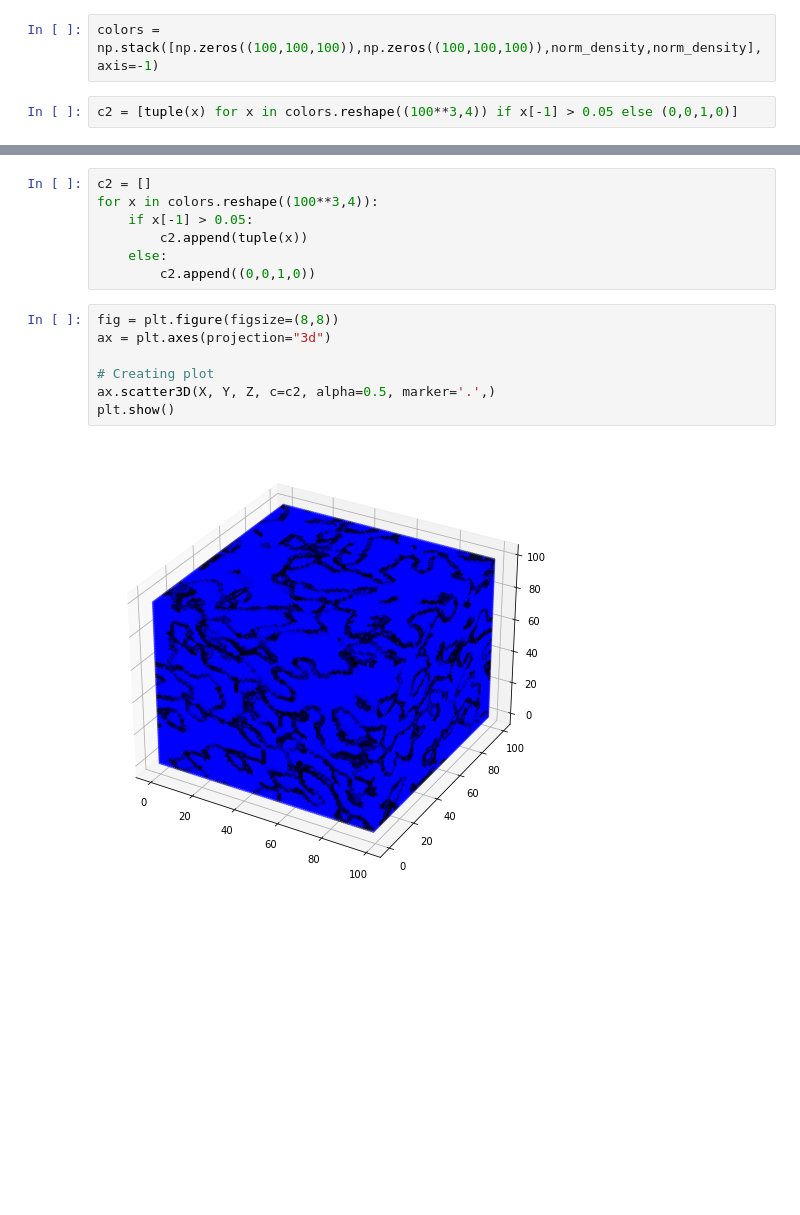
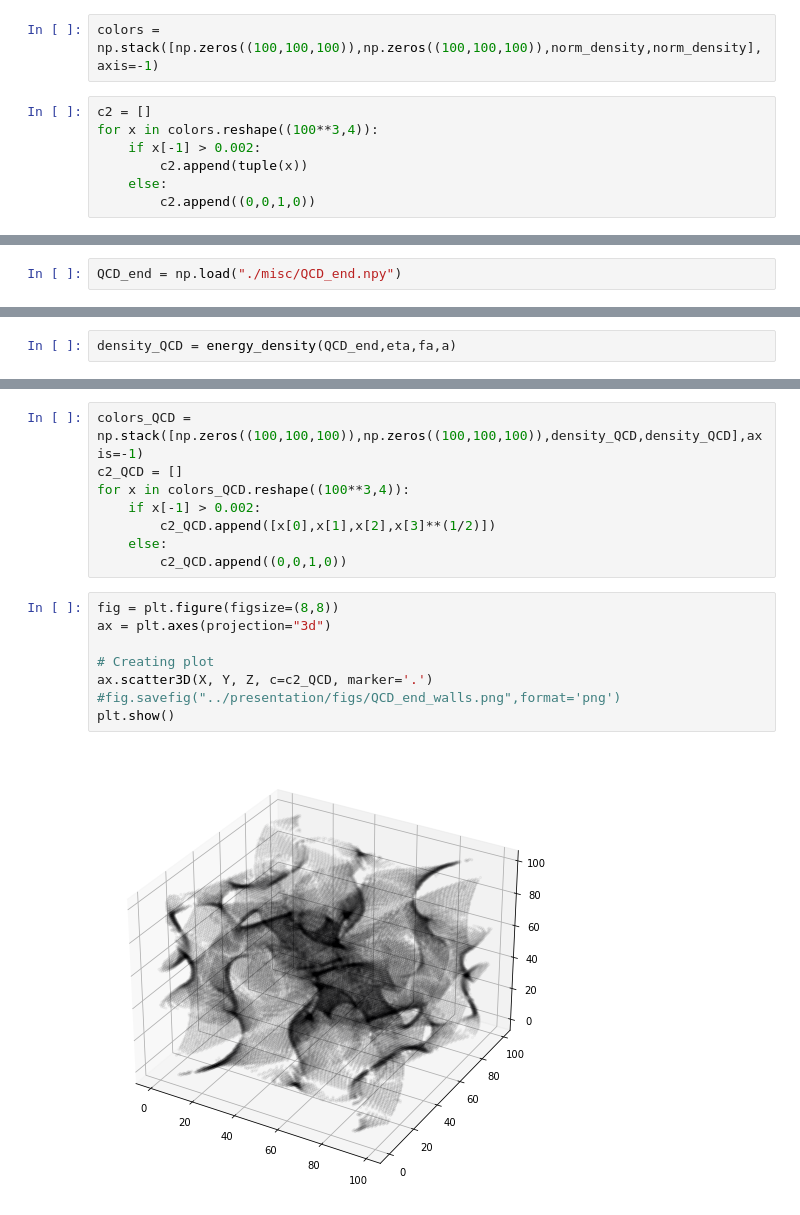
Before and after one commit to joshuazlin/axion_cosmo, a Jupyter notebook: notebooks/identify_stuff.ipynb, the cells around one changed output, grey strips where cells are left out. Drawn from its saved outputs; the diff is of its cells as text; blank space fills up the shorter version.

Commit message:
made some plots

```diff
--- a/notebooks/identify_stuff.ipynb
+++ b/notebooks/identify_stuff.ipynb
@@ -85,4 +80,9 @@ norm_density = density/np.max(density)
 # %%
 colors = np.stack([np.zeros((100,100,100)),np.zeros((100,100,100)),norm_density,norm_density],axis=-1)
 # %%
-c2 = [tuple(x) for x in colors.reshape((100**3,4)) if x[-1] > 0.05 else (0,0,1,0)]
+c2 = []
+for x in colors.reshape((100**3,4)):
+    if x[-1] > 0.002:
+        c2.append(tuple(x))
+    else:
+        c2.append((0,0,1,0))
@@ -90,0 +132,2 @@ SyntaxError: invalid syntax (<ipython-input-77-f7bc33f8914b>, line 1)
+# %%
+QCD_end = np.load("./misc/QCD_end.npy")
@@ -90,0 +143,2 @@ SyntaxError: invalid syntax (<ipython-input-77-f7bc33f8914b>, line 1)
+# %%
+density_QCD = energy_density(QCD_end,eta,fa,a)
@@ -91,16 +155,18 @@ SyntaxError: invalid syntax (<ipython-input-77-f7bc33f8914b>, line 1)
 # %%
-c2 = []
-for x in colors.reshape((100**3,4)):
-    if x[-1] > 0.05:
-        c2.append(tuple(x))
+colors_QCD = np.stack([np.zeros((100,100,100)),np.zeros((100,100,100)),density_QCD,density_QCD],axis=-1)
+c2_QCD = []
+for x in colors_QCD.reshape((100**3,4)):
+    if x[-1] > 0.002:
+        c2_QCD.append([x[0],x[1],x[2],x[3]**(1/2)])
     else:
-        c2.append((0,0,1,0))
+        c2_QCD.append((0,0,1,0))
 # %%
 fig = plt.figure(figsize=(8,8))
 ax = plt.axes(projection="3d")
 
 # Creating plot
-ax.scatter3D(X, Y, Z, c=c2, alpha=0.5, marker='.',)
+ax.scatter3D(X, Y, Z, c=c2_QCD, marker='.')
+#fig.savefig("../presentation/figs/QCD_end_walls.png",format='png')
 plt.show()
 # %% [output]
-[figure, old version]
+[figure, new version]
```
Also changed, not shown: parts of 16 cells of this notebook, 5 other files.
